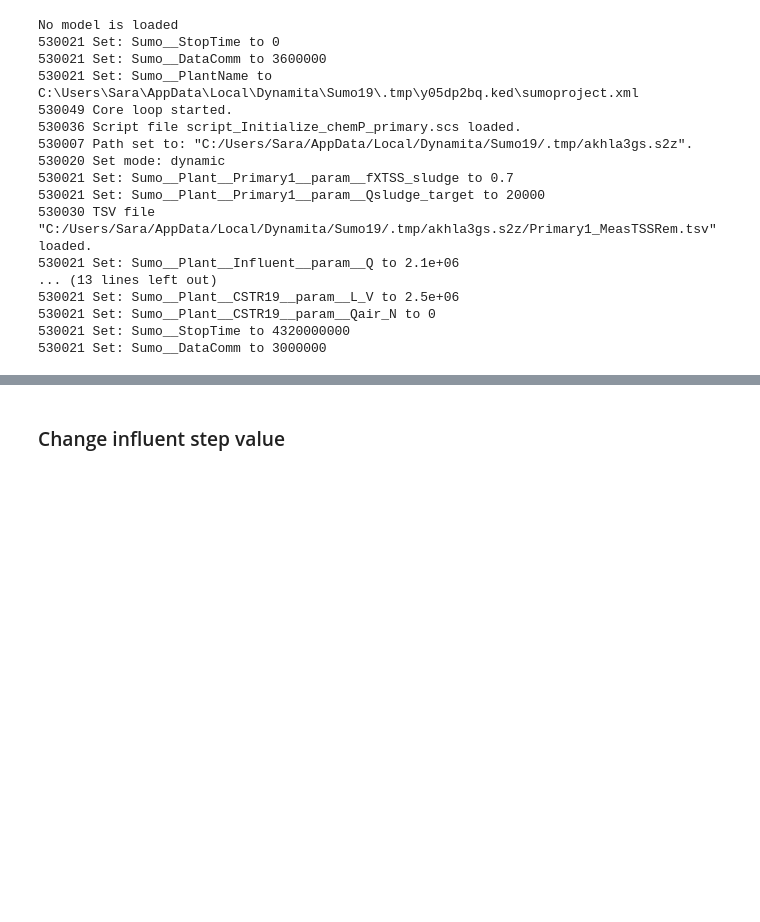
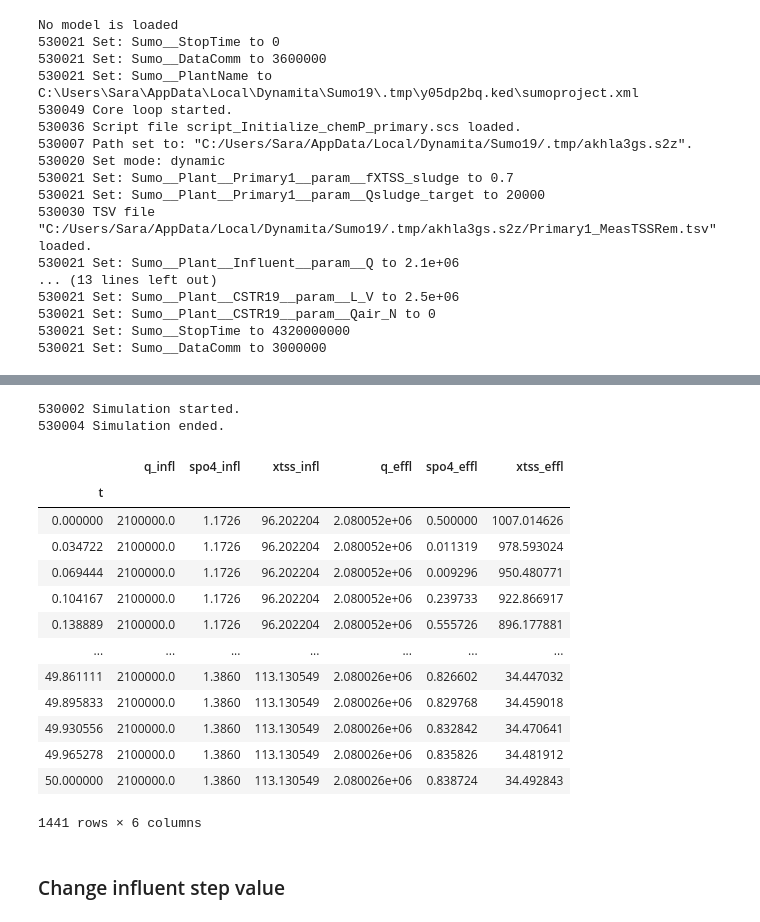
Before and after one commit to stroutm/sewerWRRF, a Jupyter notebook: SumoPythonPractice/Influent set chemP primary - step.ipynb, the cells around one changed output, grey strips where cells are left out. Saved outputs shown, nothing was run; the diff lists cells and outputs as text; code cells hidden in the pictures; blank space fills up the shorter version.

```diff
--- a/SumoPythonPractice/Influent set chemP primary - step.ipynb
+++ b/SumoPythonPractice/Influent set chemP primary - step.ipynb
@@ -120,11 +123,11 @@ sumo.core.csumo_command_send(sumo.handle, command.encode('utf8'))
 # These must correspond to those specified in 'datacomm_callback'
 t_set = []
 q_infl_set = []
-snhx_infl_set = []
+spo4_infl_set = []
 xtss_infl_set = []
 
 q_effl_set = []
-snhx_effl_set = []
+spo4_effl_set = []
 xtss_effl_set = []
 
 # Run Sumo model simulation
@@ -133,22 +136,40 @@ sumo.run_model()
 # Sleep until the simulation is complete
 while not sumo.simulation_finished:
     time.sleep(0.01)
+# %% [output]
+530002 Simulation started.
+530004 Simulation ended.
 # %%
 # Build dictionary to store variables
 # Note '_base' denotes steady-state influent conditions
 data_base = {}
 data_base['t'] = t_set
 data_base['q_infl'] = q_infl_set
-data_base['snhx_infl'] = snhx_infl_set
+data_base['spo4_infl'] = spo4_infl_set
 data_base['xtss_infl'] = xtss_infl_set
 data_base['q_effl'] = q_effl_set
-data_base['snhx_effl'] = snhx_effl_set
+data_base['spo4_effl'] = spo4_effl_set
 data_base['xtss_effl'] = xtss_effl_set
 
 # Build pandas dataframe to store variables dictionary
 df_base = pd.DataFrame.from_dict(data_base)
 # Set index in dataframe to the time (t) column
 df_base.set_index('t')
+# %% [output]
+|  | q_infl | spo4_infl | xtss_infl | q_effl | spo4_effl | xtss_effl |
+| t |  |  |  |  |  |  |
+| 0.000000 | 2100000.0 | 1.1726 | 96.202204 | 2.080052e+06 | 0.500000 | 1007.014626 |
+| 0.034722 | 2100000.0 | 1.1726 | 96.202204 | 2.080052e+06 | 0.011319 | 978.593024 |
+| 0.069444 | 2100000.0 | 1.1726 | 96.202204 | 2.080052e+06 | 0.009296 | 950.480771 |
+| 0.104167 | 2100000.0 | 1.1726 | 96.202204 | 2.080052e+06 | 0.239733 | 922.866917 |
+| 0.138889 | 2100000.0 | 1.1726 | 96.202204 | 2.080052e+06 | 0.555726 | 896.177881 |
+| ... | ... | ... | ... | ... | ... | ... |
+| 49.861111 | 2100000.0 | 1.3860 | 113.130549 | 2.080026e+06 | 0.826602 | 34.447032 |
+| 49.895833 | 2100000.0 | 1.3860 | 113.130549 | 2.080026e+06 | 0.829768 | 34.459018 |
+| 49.930556 | 2100000.0 | 1.3860 | 113.130549 | 2.080026e+06 | 0.832842 | 34.470641 |
+| 49.965278 | 2100000.0 | 1.3860 | 113.130549 | 2.080026e+06 | 0.835826 | 34.481912 |
+| 50.000000 | 2100000.0 | 1.3860 | 113.130549 | 2.080026e+06 | 0.838724 | 34.492843 |
+1441 rows × 6 columns
 # %% [markdown]
 ### Change influent step value
 # %%
```
Also changed, not shown: parts of 12 cells of this notebook, 1 other file.
